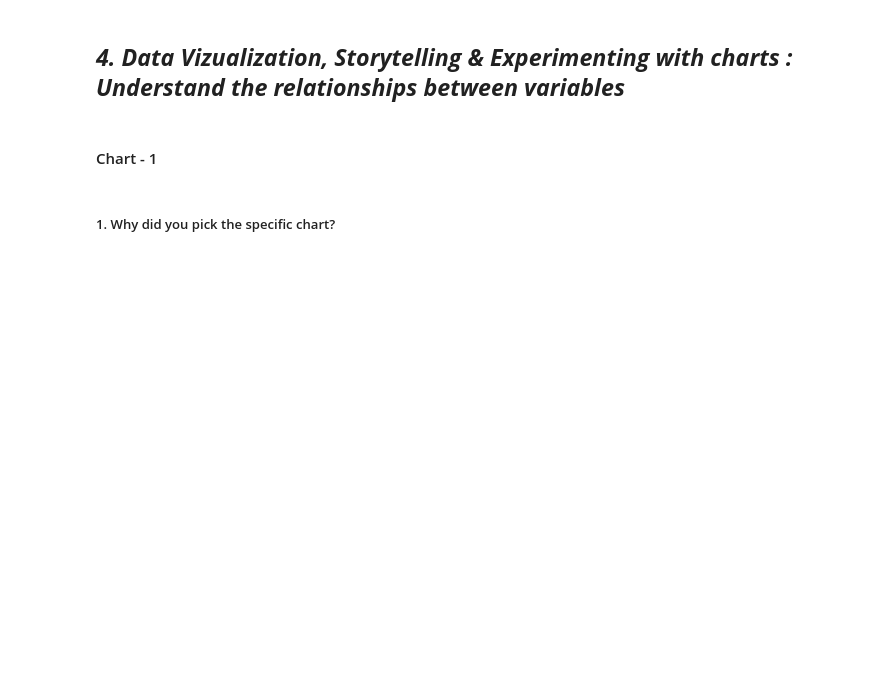
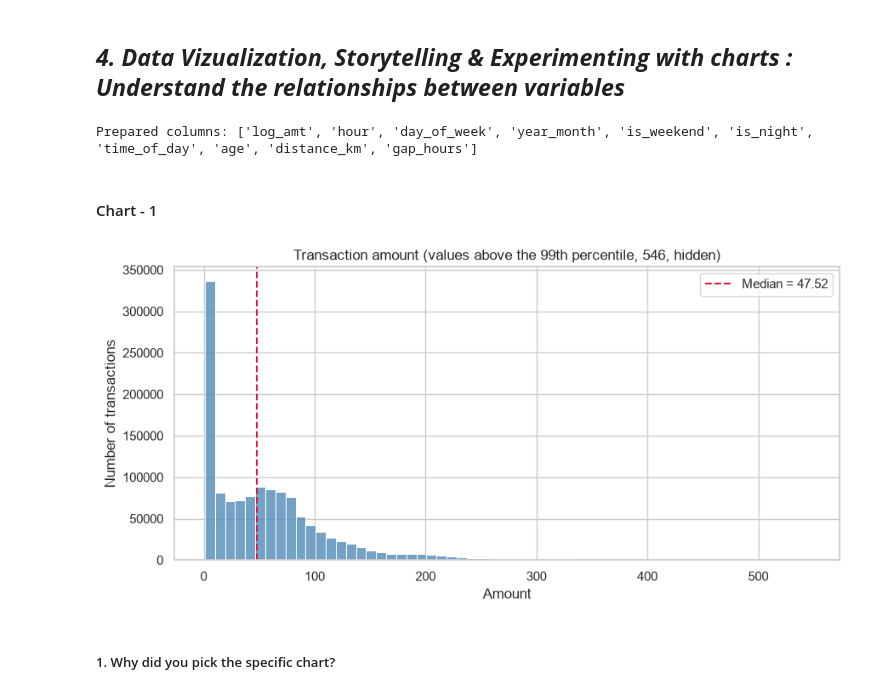
Before and after one commit to adamaneeqaqwathka-arch/Expense_Anamoly_Tracker, a Jupyter notebook: Sample_ML_Submission_Template-2.ipynb, the cells around one changed output. Drawn from its saved outputs; the diff is of its cells as text; code cells hidden in the pictures; blank space fills up the shorter version.

```diff
--- a/Sample_ML_Submission_Template-2.ipynb
+++ b/Sample_ML_Submission_Template-2.ipynb
@@ -515,4 +881,54 @@ Answer Here.
 # %% [markdown]
 ## ***4. Data Vizualization, Storytelling & Experimenting with charts : Understand the relationships between variables***
+# %%
+# Chart preparation: derived columns used by the charts below.
+# They go into a separate copy (viz) so the cleaned data (df_clean) stays as it is.
+import seaborn as sns
+import numpy as np
+
+sns.set_theme(style="whitegrid", context="notebook")
+viz = df_clean.copy()
+
+if COL_CATEGORY is None:                       # the charts need a category column
+    viz["category"] = "Unknown"
+    COL_CATEGORY = "category"
+
+viz["log_amt"] = np.log1p(viz[COL_AMOUNT])     # log scale tames the long right tail of amounts
+
+if COL_DATE:
+    t = viz[COL_DATE].dt
+    viz["hour"] = t.hour
+    viz["day_of_week"] = t.dayofweek           # 0 = Monday
+    viz["year_month"] = t.to_period("M").dt.to_timestamp()
+    viz["is_weekend"] = (viz["day_of_week"] >= 5).astype(int)
+    viz["is_night"] = ((viz["hour"] >= 22) | (viz["hour"] < 6)).astype(int)
+    viz["time_of_day"] = pd.cut(viz["hour"], bins=[-1, 5, 11, 17, 23],
+                                labels=["Night (0-5)", "Morning (6-11)", "Afternoon (12-17)", "Evening (18-23)"])
+
+# Optional columns: each one is created only if the dataset has what it needs
+COL_GENDER = pick("gender", "Gender", "sex")
+COL_CARD = pick("cc_num", "card_id", "CardID", "account_id", "customer_id")
+COL_DOB = pick("dob", "DOB", "date_of_birth")
+COL_POP = pick("city_pop", "population")
+
+if COL_DATE and COL_DOB:                       # customer age at the time of the transaction
+    viz["age"] = (viz[COL_DATE] - pd.to_datetime(viz[COL_DOB], errors="coerce")).dt.days / 365.25
+
+geo = ["lat", "long", "merch_lat", "merch_long"]
+if all(c in viz.columns for c in geo):         # distance between customer and merchant (haversine, km)
+    p1, p2 = np.radians(viz["lat"]), np.radians(viz["merch_lat"])
+    dphi, dlam = p2 - p1, np.radians(viz["merch_long"] - viz["long"])
+    a = np.sin(dphi / 2) ** 2 + np.cos(p1) * np.cos(p2) * np.sin(dlam / 2) ** 2
+    viz["distance_km"] = 6371 * 2 * np.arcsin(np.sqrt(a))
+
+if COL_CARD and COL_DATE:                      # hours since the same card's previous transaction
+    order = viz.sort_values([COL_CARD, COL_DATE])
+    viz["gap_hours"] = order.groupby(COL_CARD)[COL_DATE].diff().dt.total_seconds() / 3600
+
+top_cats = viz[COL_CATEGORY].value_counts().head(10).index   # keep category charts readable
+DAYS = ["Mon", "Tue", "Wed", "Thu", "Fri", "Sat", "Sun"]
+print("Prepared columns:", [c for c in viz.columns if c not in df_clean.columns])
+# %% [output]
+Prepared columns: ['log_amt', 'hour', 'day_of_week', 'year_month', 'is_weekend', 'is_night', 'time_of_day', 'age', 'distance_km', 'gap_hours']
 # %% [markdown]
 #### Chart - 1
@@ -521,3 +935,14 @@ Answer Here.
+# %%
+# Chart 1 (Univariate): distribution of transaction amount
+cap = viz[COL_AMOUNT].quantile(0.99)                      # clip at the 99th percentile so the bulk is visible
+fig, ax = plt.subplots(figsize=(9, 4.5))
+sns.histplot(viz.loc[viz[COL_AMOUNT] <= cap, COL_AMOUNT], bins=60, color="steelblue", ax=ax)
+ax.axvline(viz[COL_AMOUNT].median(), color="crimson", ls="--", label=f"Median = {viz[COL_AMOUNT].median():,.2f}")
+ax.set_title(f"Transaction amount (values above the 99th percentile, {cap:,.0f}, hidden)")
+ax.set_xlabel("Amount"); ax.set_ylabel("Number of transactions"); ax.legend()
+plt.tight_layout(); plt.show()
+# %% [output]
+[figure, added]
 # %% [markdown]
 ##### 1. Why did you pick the specific chart?
 # %% [markdown]
```
Also changed, not shown: parts of 38 cells of this notebook, 1 other file.
